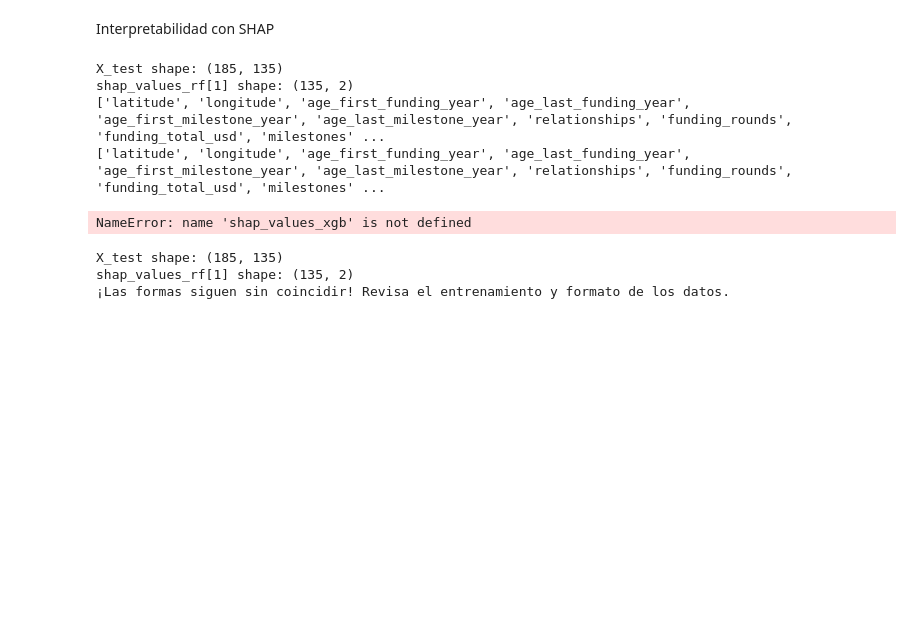
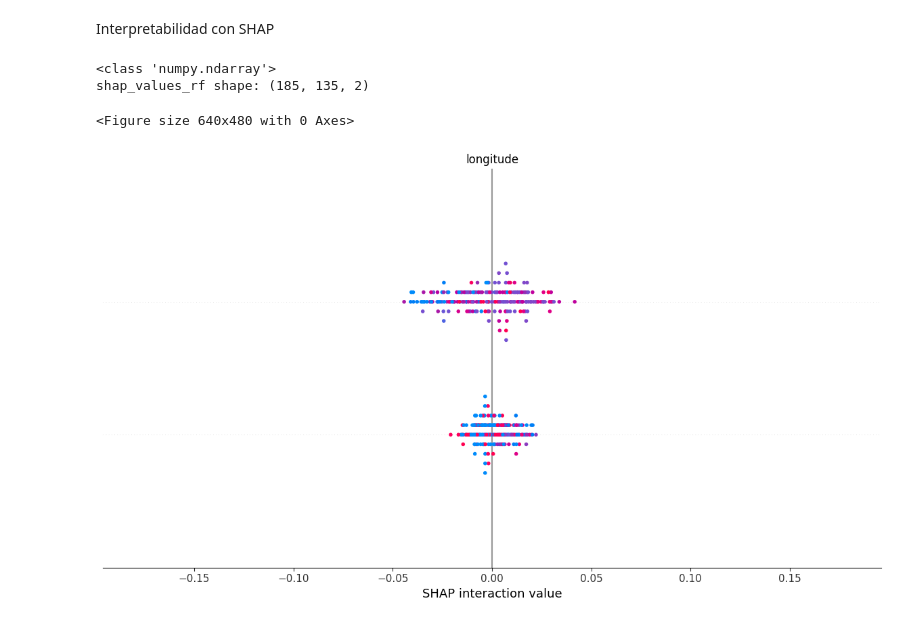
Before and after one commit to AlexLopez-ia/startups-ml, a Jupyter notebook: notebooks/05_model_comparison.ipynb, the cells around one changed output. Cells and saved outputs as stored; diff of their text form; code cells hidden in the pictures; blank space fills up the shorter version.

```diff
--- a/notebooks/05_model_comparison.ipynb
+++ b/notebooks/05_model_comparison.ipynb
@@ -265,35 +269,25 @@ plt.show()
 [figure]
 # %% [markdown]
 Interpretabilidad con SHAP
-# %%
-print("X_test shape:", X_test.shape)
-print("shap_values_rf[1] shape:", shap_values_rf[1].shape)
-print(list(best_rf.feature_names_in_))
-print(list(X_test.columns))
-print("shap_values_xgb shape:", shap_values_xgb.shape if not isinstance(shap_values_xgb, list) else shap_values_xgb[1].shape)
-# %% [output]
-X_test shape: (185, 135)
-shap_values_rf[1] shape: (135, 2)
-['latitude', 'longitude', 'age_first_funding_year', 'age_last_funding_year', 'age_first_milestone_year', 'age_last_milestone_year', 'relationships', 'funding_rounds', 'funding_total_usd', 'milestones' ...
-['latitude', 'longitude', 'age_first_funding_year', 'age_last_funding_year', 'age_first_milestone_year', 'age_last_milestone_year', 'relationships', 'funding_rounds', 'funding_total_usd', 'milestones' ...
-NameError: name 'shap_values_xgb' is not defined
-# %%
-# Entrenamiento (asegúrate de NO transponer)
-best_rf.fit(X_train, y_train)
-
-# Test (NO transponer)
-explainer_rf = shap.TreeExplainer(best_rf)
-shap_values_rf = explainer_rf.shap_values(X_test)
-
-print("X_test shape:", X_test.shape)  # (n_muestras, n_features)
-print("shap_values_rf[1] shape:", shap_values_rf[1].shape)  # Debe ser igual a X_test.shape
-
-if shap_values_rf[1].shape == X_test.shape:
-    shap.summary_plot(shap_values_rf[1], X_test, feature_names=X_test.columns, show=True)
-else:
-    print("¡Las formas siguen sin coincidir! Revisa el entrenamiento y formato de los datos.")
-# %% [output]
-X_test shape: (185, 135)
-shap_values_rf[1] shape: (135, 2)
-¡Las formas siguen sin coincidir! Revisa el entrenamiento y formato de los datos.
+# %%
+import shap
+
+explainer_rf = shap.TreeExplainer(best_rf)
+shap_values_rf = explainer_rf.shap_values(X_test)
+
+print(type(shap_values_rf))
+if isinstance(shap_values_rf, list):
+    # Para clasificación binaria, prueba ambos índices:
+    print("shap_values_rf[0] shape:", shap_values_rf[0].shape)
+    print("shap_values_rf[1] shape:", shap_values_rf[1].shape)
+    shap.summary_plot(shap_values_rf[0], X_test, feature_names=X_test.columns, show=True)
+else:
+    # Si es un solo array
+    print("shap_values_rf shape:", shap_values_rf.shape)
+    shap.summary_plot(shap_values_rf, X_test, feature_names=X_test.columns, show=True)
+# %% [output]
+<class 'numpy.ndarray'>
+shap_values_rf shape: (185, 135, 2)
+<Figure size 640x480 with 0 Axes>
+[figure, added]
 # %%
```
Also changed, not shown: parts of 5 cells of this notebook.
